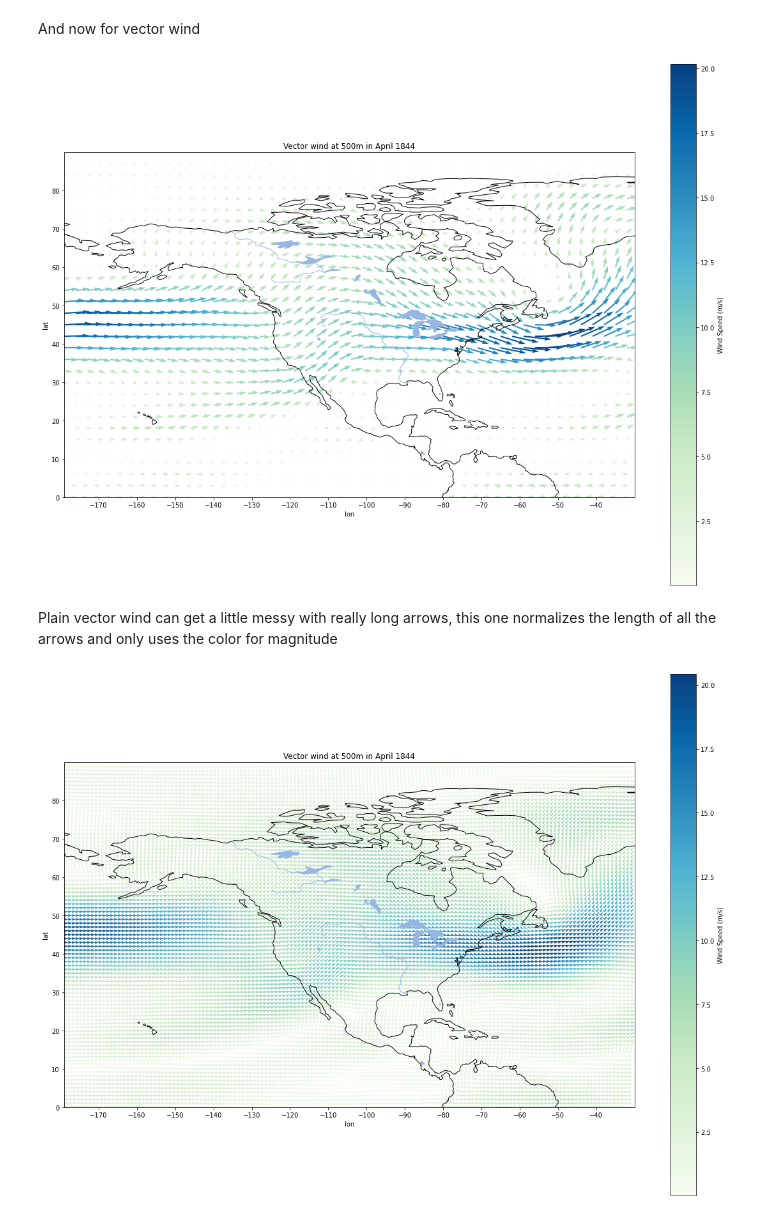
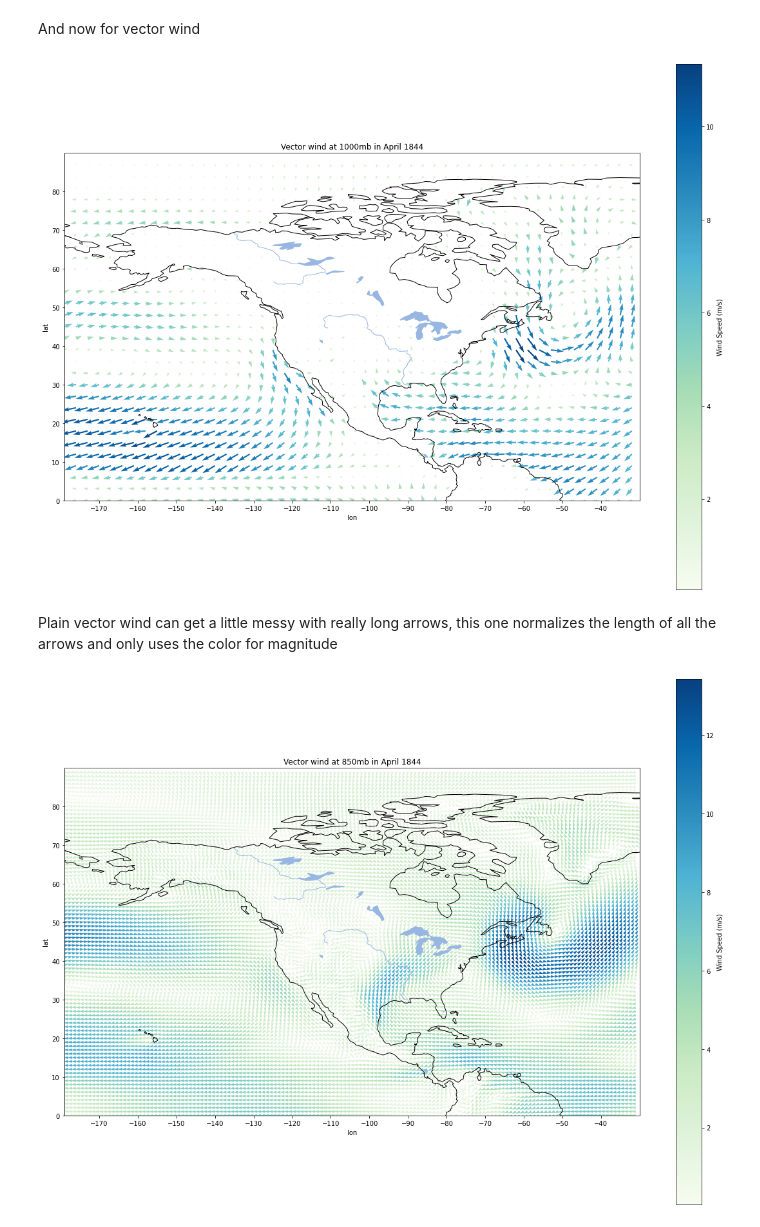
Before and after one commit to bparazin/ESS-Visualization, a Jupyter notebook: Missouri Reanalysis Absolute Visualization.ipynb, the cells around one changed output. Saved outputs shown, nothing was run; the diff lists cells and outputs as text; code cells hidden in the pictures.

```diff
--- a/Missouri Reanalysis Absolute Visualization.ipynb
+++ b/Missouri Reanalysis Absolute Visualization.ipynb
@@ -26,7 +26,8 @@ mean_path = r'\geopotential mean'
 wind_path = r'\wind'
 
 #Time stuff
-month_to_show = 5 #What number of month to show, 0 = Dec 1843, 1 = Jan 1844, 2 = Feb 1844...
+month_to_show = 4 #What number of month to show, 0 = Dec 1843, 1 = Jan 1844, 2 = Feb 1844...
+months = ["December", "January", "February", "March", "April", "May", "June"]
 # %% [markdown]
 Import data
 # %%
@@ -51,18 +52,18 @@ vis.plot_data(temp_data["lon"], temp_data["lat"], temp_data["nc_vars"]["air"][mo
 # %% [markdown]
 And now for vector wind
 # %%
-vis.plot_vector_data(wind_data["lon"], wind_data["lat"], wind_data["nc_vars"]["uwnd"][month_to_show][2],
-                 wind_data["nc_vars"]["vwnd"][month_to_show][2], "Vector wind at 500m in April 1844", "Wind Speed (m/s)",
+vis.plot_vector_data(wind_data["lon"], wind_data["lat"], wind_data["nc_vars"]["uwnd"][month_to_show][0],
+                 wind_data["nc_vars"]["vwnd"][month_to_show][0], "Vector wind at 1000mb in April 1844", "Wind Speed (m/s)",
                  lon_start, lon_end, lat_start, lat_end)
 # %% [output]
-[figure, old version]
+[figure, new version]
 # %% [markdown]
 Plain vector wind can get a little messy with really long arrows, this one normalizes the length of all the arrows and only uses the color for magnitude
 # %%
-vis.plot_nvector_data(wind_data["lon"], wind_data["lat"], wind_data["nc_vars"]["uwnd"][month_to_show][2],
-                 wind_data["nc_vars"]["vwnd"][month_to_show][2], "Vector wind at 500m in April 1844", "Wind Speed (m/s)",
+vis.plot_nvector_data(wind_data["lon"], wind_data["lat"], wind_data["nc_vars"]["uwnd"][month_to_show][1],
+                 wind_data["nc_vars"]["vwnd"][month_to_show][1], "Vector wind at 850mb in April 1844", "Wind Speed (m/s)",
                  lon_start, lon_end, lat_start, lat_end)
 # %% [output]
-[figure, old version]
+[figure, new version]
 # %%
 wind_data
```
Also changed, not shown: parts of 3 cells of this notebook, 1 other file.
